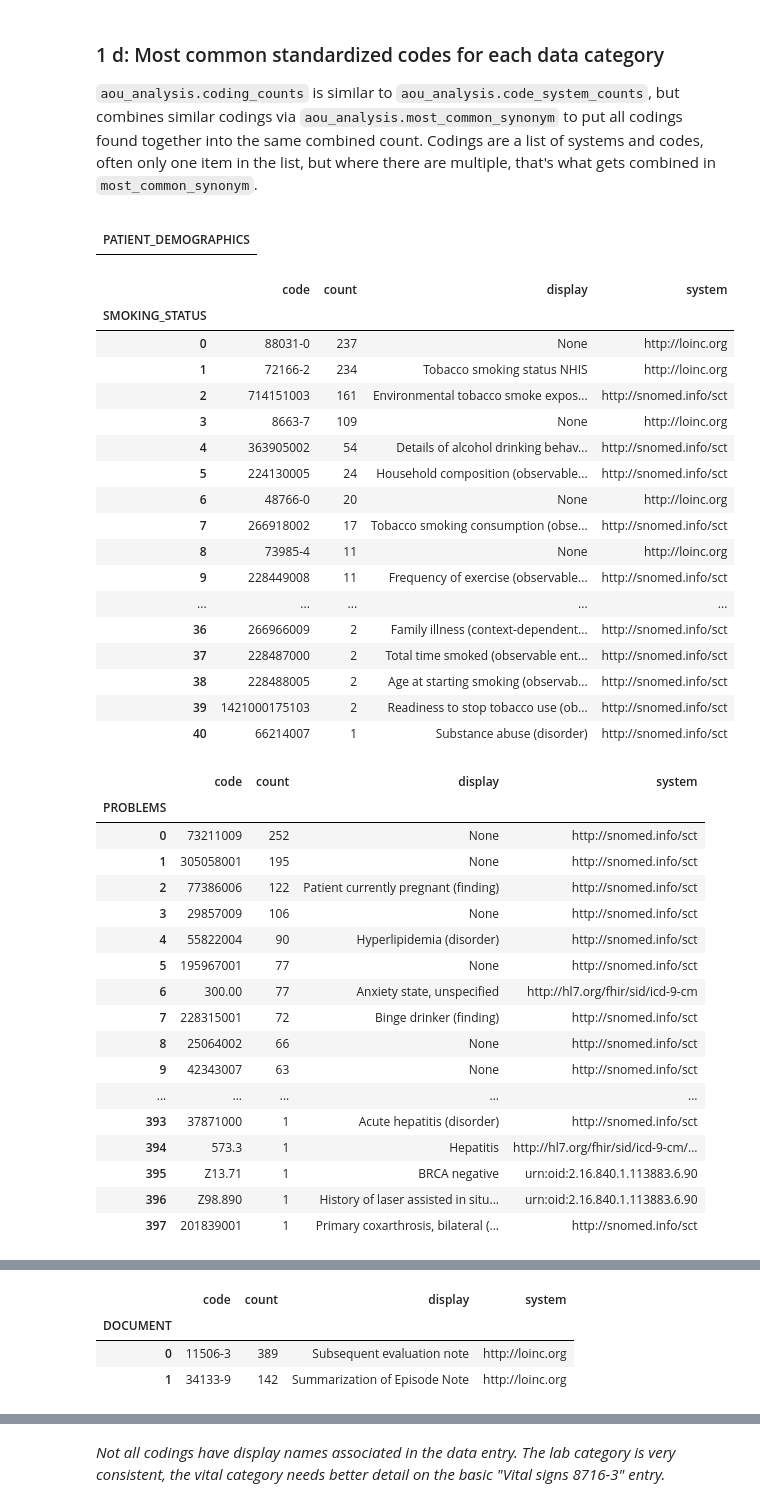
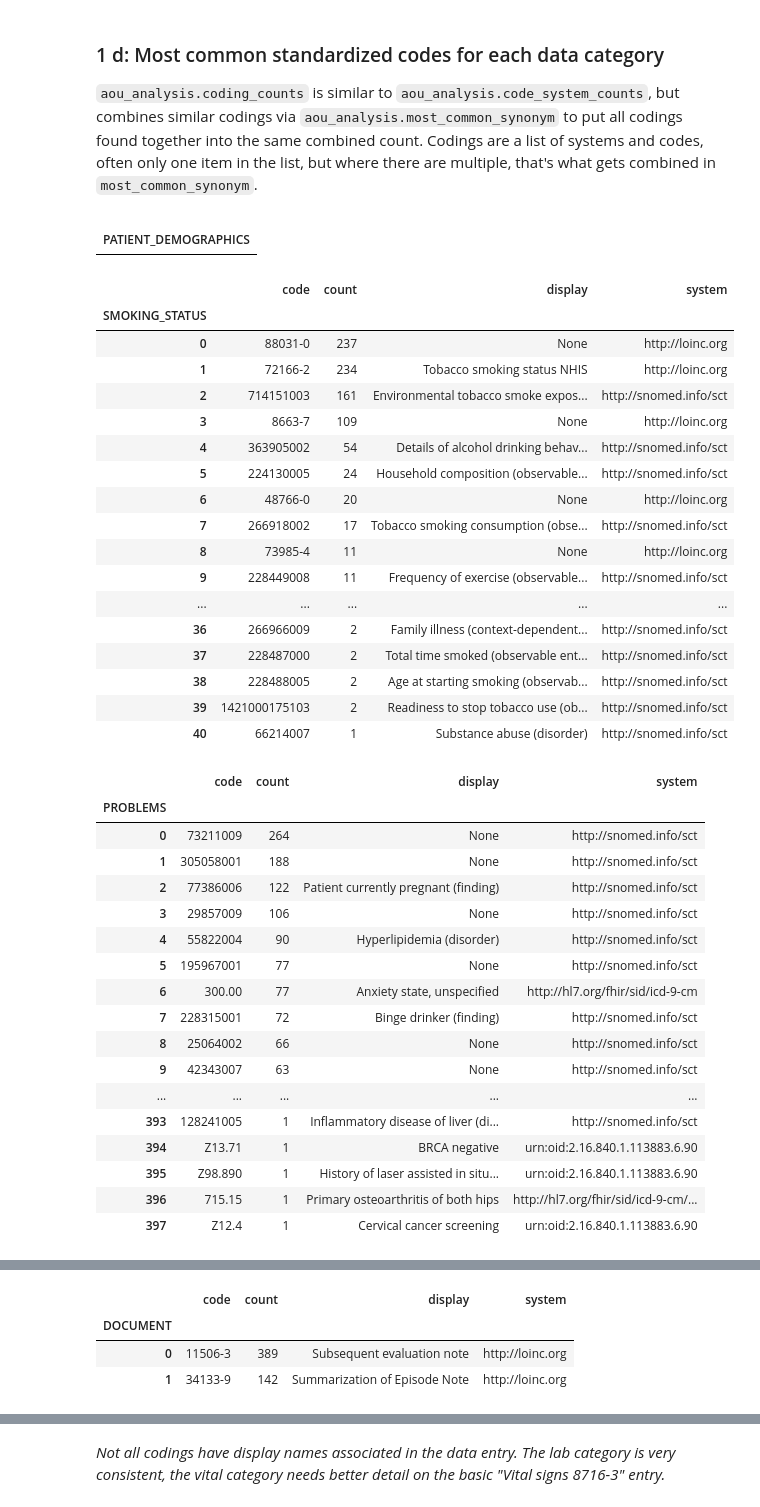
Before and after one commit to danner/omop-s4s-analysis, a Jupyter notebook: AoU_Report.ipynb, the cells around one changed output, grey strips where cells are left out. Drawn from its saved outputs; the diff is of its cells as text; code cells hidden in the pictures.

Commit message:
rough recreation of synonym sets. still need to review quality, and do lookups to the vocab table if the most common synonym doesn't have a display name

```diff
--- a/AoU_Report.ipynb
+++ b/AoU_Report.ipynb
@@ -53,7 +54,8 @@ aou_analysis.configure_tables()
 fhir_systems = aou_analysis.code_system_counts(fhir_patients)
 for category, counter in fhir_systems.items():
     df = pd.DataFrame(counter.most_common())
-    df.index.name = category # add 'system' and 'count' headers
+    df.index.name = category
+    df.rename(columns={0:'system', 1:'count'}, inplace=True)
     display(df)
     aou_analysis.export_df(df, 'export/fhir_systems_'+category+'.csv')
 # %% [output]
@@ -118,37 +120,37 @@ for category, counter in fhir_systems.items():
 ### 1 d: Most common standardized codes for each data category
 `aou_analysis.coding_counts` is similar to `aou_analysis.code_system_counts`, but combines similar codings via `aou_analysis.most_common_synonym` to put all codings found together into the same combined count. Codings are a list of systems and codes, often only one item in the list, but where there are multiple, that's what gets combined in `most_common_synonym`.
 # %%
-fhir_codings = aou_analysis.coding_counts(fhir_patients)
-for category, table in fhir_codings.items():
+fhir_coding_results = aou_analysis.coding_counts(fhir_patients)
+for category, table in fhir_coding_results['table'].items():
     df = pd.DataFrame(table)
     df.index.name = category
     display(df)
     aou_analysis.export_df(df, 'export/fhir_codings_'+category+'.csv')
 # %% [output]
 |  |
 | PATIENT_DEMOGRAPHICS |
 |  | code | count | display | system |
 | SMOKING_STATUS |  |  |  |  |
 | 0 | 88031-0 | 237 | None | http://loinc.org |
 | 1 | 72166-2 | 234 | Tobacco smoking status NHIS | http://loinc.org |
 | 2 | 714151003 | 161 | Environmental tobacco smoke expos... | http://snomed.info/sct |
 | 3 | 8663-7 | 109 | None | http://loinc.org |
 | 4 | 363905002 | 54 | Details of alcohol drinking behav... | http://snomed.info/sct |
 | 5 | 224130005 | 24 | Household composition (observable... | http://snomed.info/sct |
 | 6 | 48766-0 | 20 | None | http://loinc.org |
 | 7 | 266918002 | 17 | Tobacco smoking consumption (obse... | http://snomed.info/sct |
 | 8 | 73985-4 | 11 | None | http://loinc.org |
 | 9 | 228449008 | 11 | Frequency of exercise (observable... | http://snomed.info/sct |
 | ... | ... | ... | ... | ... |
 | 36 | 266966009 | 2 | Family illness (context-dependent... | http://snomed.info/sct |
 | 37 | 228487000 | 2 | Total time smoked (observable ent... | http://snomed.info/sct |
 | 38 | 228488005 | 2 | Age at starting smoking (observab... | http://snomed.info/sct |
 | 39 | 1421000175103 | 2 | Readiness to stop tobacco use (ob... | http://snomed.info/sct |
 | 40 | 66214007 | 1 | Substance abuse (disorder) | http://snomed.info/sct |
 |  | code | count | display | system |
 | PROBLEMS |  |  |  |  |
-| 0 | 73211009 | 252 | None | http://snomed.info/sct |
-| 1 | 305058001 | 195 | None | http://snomed.info/sct |
+| 0 | 73211009 | 264 | None | http://snomed.info/sct |
+| 1 | 305058001 | 188 | None | http://snomed.info/sct |
 | 2 | 77386006 | 122 | Patient currently pregnant (finding) | http://snomed.info/sct |
 | 3 | 29857009 | 106 | None | http://snomed.info/sct |
 | 4 | 55822004 | 90 | Hyperlipidemia (disorder) | http://snomed.info/sct |
@@ -158,11 +160,11 @@ for category, table in fhir_codings.items():
 | 8 | 25064002 | 66 | None | http://snomed.info/sct |
 | 9 | 42343007 | 63 | None | http://snomed.info/sct |
 | ... | ... | ... | ... | ... |
-| 393 | 37871000 | 1 | Acute hepatitis (disorder) | http://snomed.info/sct |
-| 394 | 573.3 | 1 | Hepatitis | http://hl7.org/fhir/sid/icd-9-cm/... |
-| 395 | Z13.71 | 1 | BRCA negative | urn:oid:2.16.840.1.113883.6.90 |
-| 396 | Z98.890 | 1 | History of laser assisted in situ... | urn:oid:2.16.840.1.113883.6.90 |
-| 397 | 201839001 | 1 | Primary coxarthrosis, bilateral (... | http://snomed.info/sct |
+| 393 | 128241005 | 1 | Inflammatory disease of liver (di... | http://snomed.info/sct |
+| 394 | Z13.71 | 1 | BRCA negative | urn:oid:2.16.840.1.113883.6.90 |
+| 395 | Z98.890 | 1 | History of laser assisted in situ... | urn:oid:2.16.840.1.113883.6.90 |
+| 396 | 715.15 | 1 | Primary osteoarthritis of both hips | http://hl7.org/fhir/sid/icd-9-cm/... |
+| 397 | Z12.4 | 1 | Cervical cancer screening | urn:oid:2.16.840.1.113883.6.90 |
 |  | code | count | display | system |
 | MEDICATION_ORDER |  |  |  |  |
 | 0 | 308416 | 680 | Aspir 81 oral delayed release tablet | http://www.nlm.nih.gov/research/u... |
```
Also changed, not shown: parts of 9 cells of this notebook, 1 other file.
